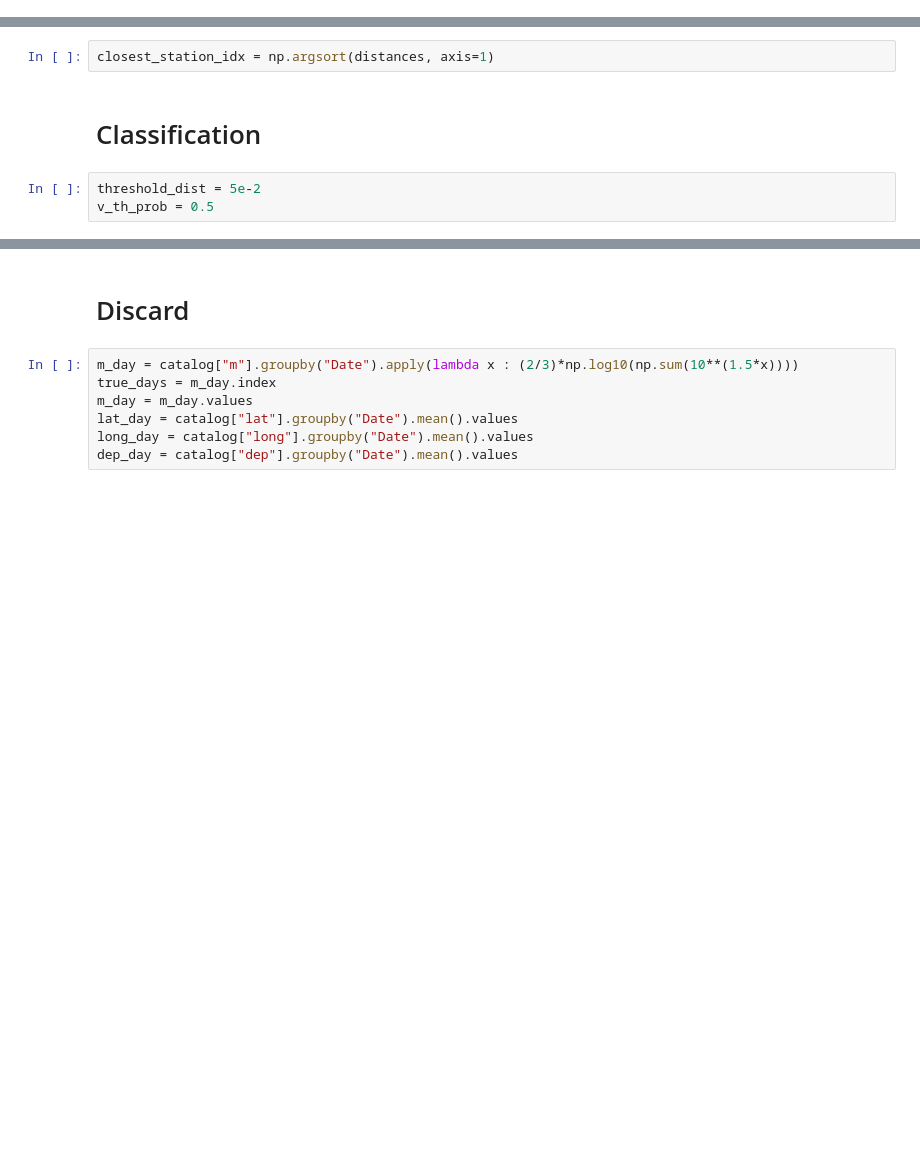
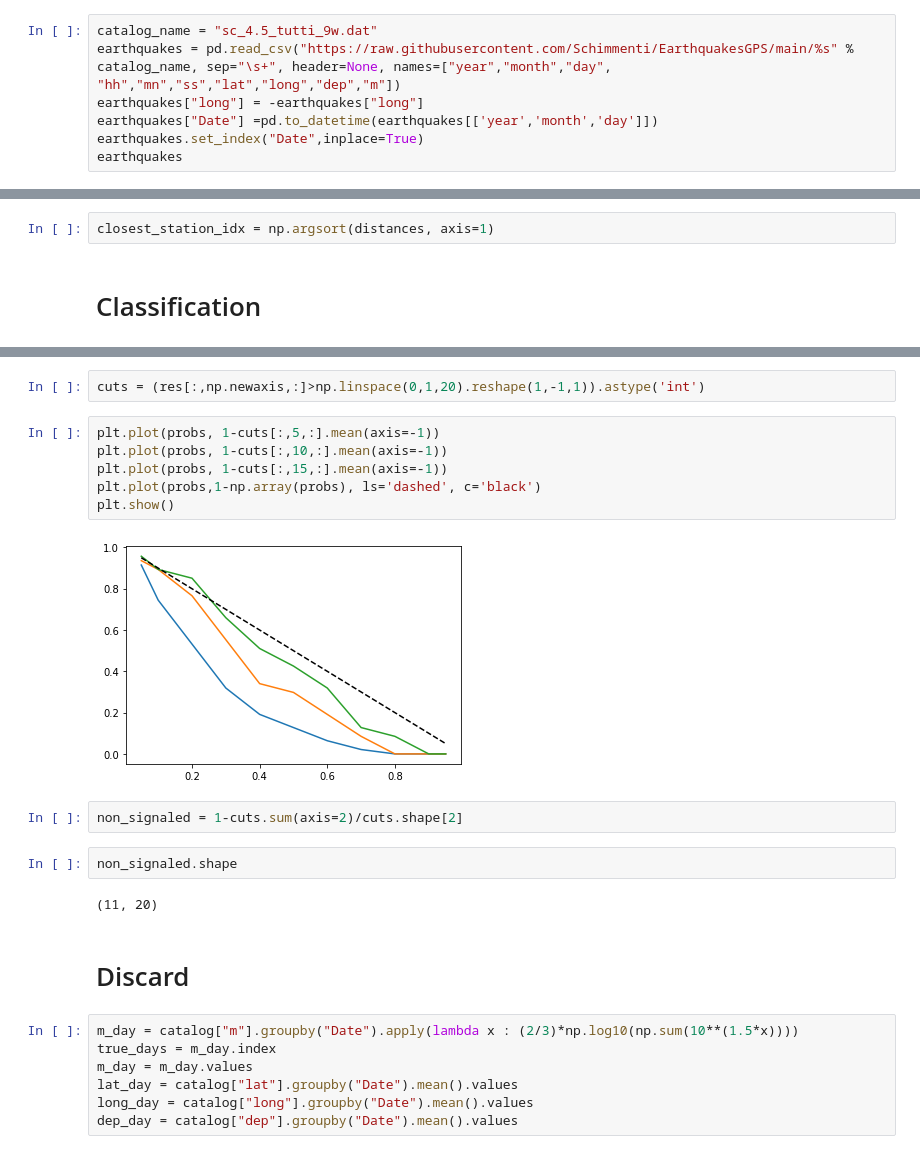
Before and after one commit to Schimmenti/EarthquakesGPS, a Jupyter notebook: Dataset.ipynb, the cells around one changed output, grey strips where cells are left out. Cells and saved outputs as stored; diff of their text form; blank space fills up the shorter version.

```diff
--- a/Dataset.ipynb
+++ b/Dataset.ipynb
@@ -178,3 +158,10 @@ catalog.set_index("Date", drop=True, inplace=True)
 catalog.to_csv("catalog.csv", sep="\t")
 # %% [markdown]
 # Station position
+# %%
+catalog_name = "sc_4.5_tutti_9w.dat"
+earthquakes = pd.read_csv("https://raw.githubusercontent.com/Schimmenti/EarthquakesGPS/main/%s" % catalog_name, sep="\s+", header=None, names=["year","month","day", "hh","mn","ss","lat","long","dep","m"])
+earthquakes["long"] = -earthquakes["long"]
+earthquakes["Date"] =pd.to_datetime(earthquakes[['year','month','day']])
+earthquakes.set_index("Date",inplace=True)
+earthquakes
@@ -190,6 +192,3 @@ distances = haversine(lat1,lat2,delta_long)
 closest_station_idx = np.argsort(distances, axis=1)
 # %% [markdown]
 # Classification
-# %%
-threshold_dist = 5e-2
-v_th_prob = 0.5
@@ -251,3 +252,19 @@ None
+# %%
+cuts = (res[:,np.newaxis,:]>np.linspace(0,1,20).reshape(1,-1,1)).astype('int')
+# %%
+plt.plot(probs, 1-cuts[:,5,:].mean(axis=-1))
+plt.plot(probs, 1-cuts[:,10,:].mean(axis=-1))
+plt.plot(probs, 1-cuts[:,15,:].mean(axis=-1))
+plt.plot(probs,1-np.array(probs), ls='dashed', c='black')
+plt.show()
+# %% [output]
+[figure, added]
+# %%
+non_signaled = 1-cuts.sum(axis=2)/cuts.shape[2]
+# %%
+non_signaled.shape
+# %% [output]
+(11, 20)
 # %% [markdown]
 # Discard
 # %%
```
Also changed, not shown: parts of 10 cells of this notebook.
